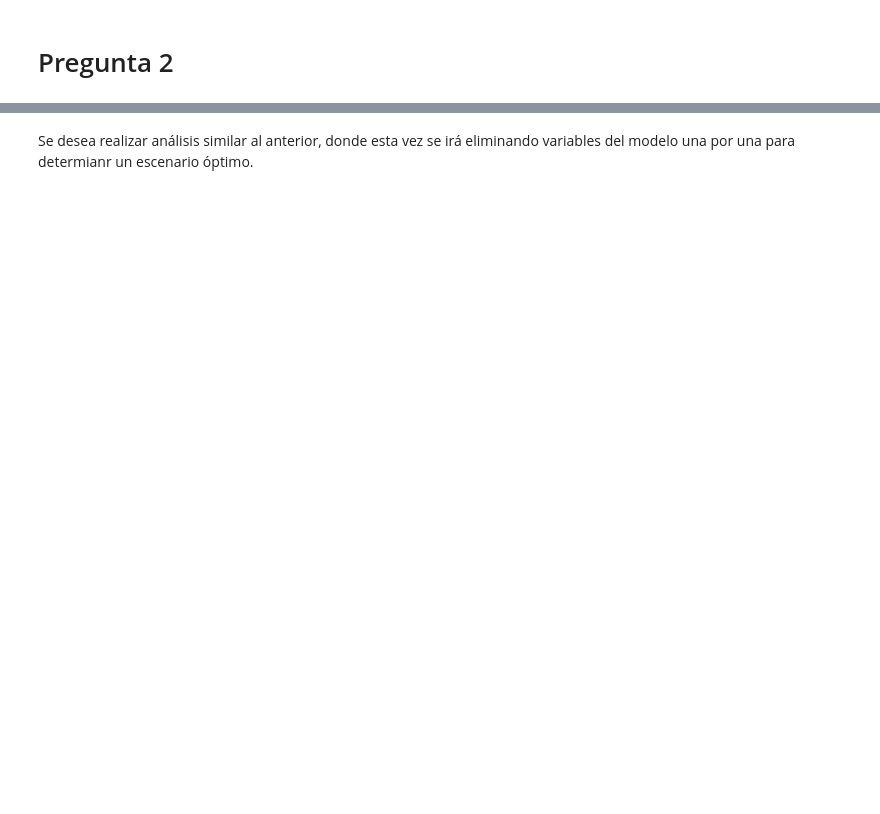
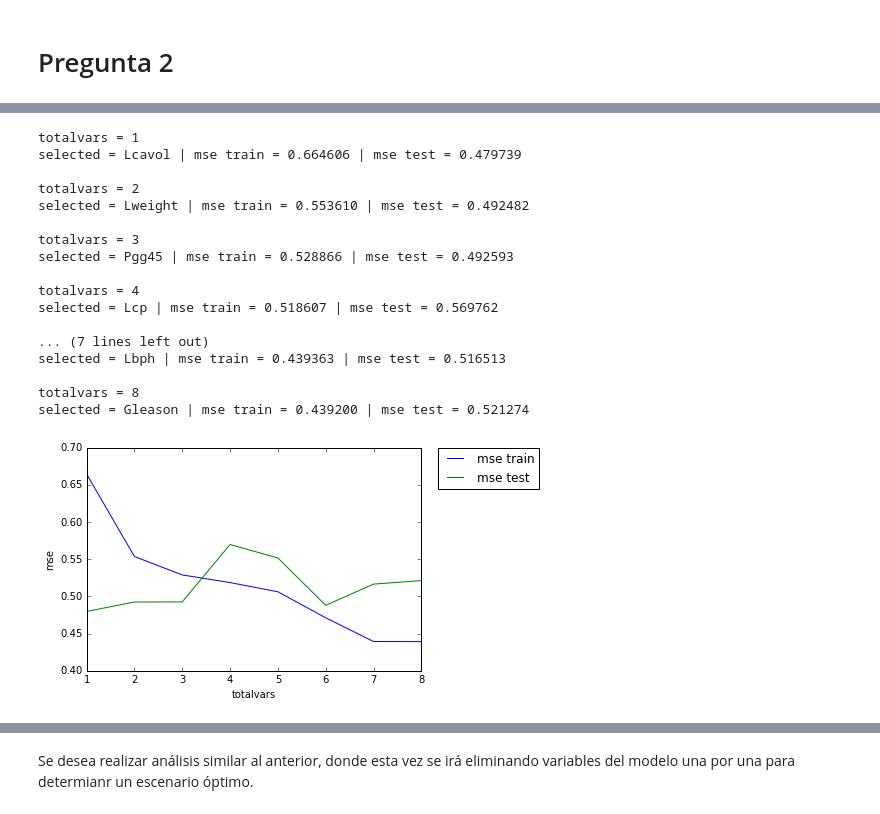
Before and after one commit to Jencks/ML-Tarea1, a Jupyter notebook: Informe Final.ipynb, the cells around one changed output, grey strips where cells are left out. Drawn from its saved outputs; the diff is of its cells as text; code cells hidden in the pictures; blank space fills up the shorter version.

```diff
--- a/Informe Final.ipynb
+++ b/Informe Final.ipynb
@@ -200,0 +92,15 @@ E% 72.3234399351
+# %%
+Beta_j = linreg.coef_
+
+N = Xtrain.shape[0]
+p = Xtrain.shape[1]
+
+sigma = ( 1.0/(N-p-1) ) * np.sum( np.power(ytrain - linreg.predict(Xtrain), 2) )
+
+v_j = np.diag(np.linalg.inv( np.dot(Xtrain.transpose(), Xtrain) ))
+
+Z_score_j = Beta_j / np.sqrt( sigma * v_j )
+
+print X.columns.values
+print np.round(Beta_j, 3)
+print np.round(Z_score_j, 3)
@@ -355,0 +251,31 @@ para el caso del error de entrenamiento, las variables óptimas a considerar son
+# %%
+import matplotlib.pyplot as plt
+
+names_regressors = ["Lcavol", "Lweight", "Age", "Lbph", "Svi", "Lcp", "Gleason", "Pgg45"]
+mses_train, mses_test = fss(Xtest.as_matrix(),ytest.as_matrix(),Xm,ym,names_regressors)
+
+plt.plot(range(1,9), mses_train, label="mse train")
+plt.plot(range(1,9), mses_test, label="mse test")
+plt.ylabel('mse')
+plt.xlabel('totalvars')
+plt.legend(bbox_to_anchor=(1.05, 1), loc=2, borderaxespad=0.)
+plt.show()
+# %% [output]
+totalvars = 1
+selected = Lcavol | mse train = 0.664606 | mse test = 0.479739
+
+totalvars = 2
+selected = Lweight | mse train = 0.553610 | mse test = 0.492482
+
+totalvars = 3
+selected = Pgg45 | mse train = 0.528866 | mse test = 0.492593
+
+totalvars = 4
+selected = Lcp | mse train = 0.518607 | mse test = 0.569762
+
+... (7 lines left out)
+selected = Lbph | mse train = 0.439363 | mse test = 0.516513
+
+totalvars = 8
+selected = Gleason | mse train = 0.439200 | mse test = 0.521274
+[figure, added]
```
Also changed, not shown: parts of 64 cells of this notebook, 1 other file.
